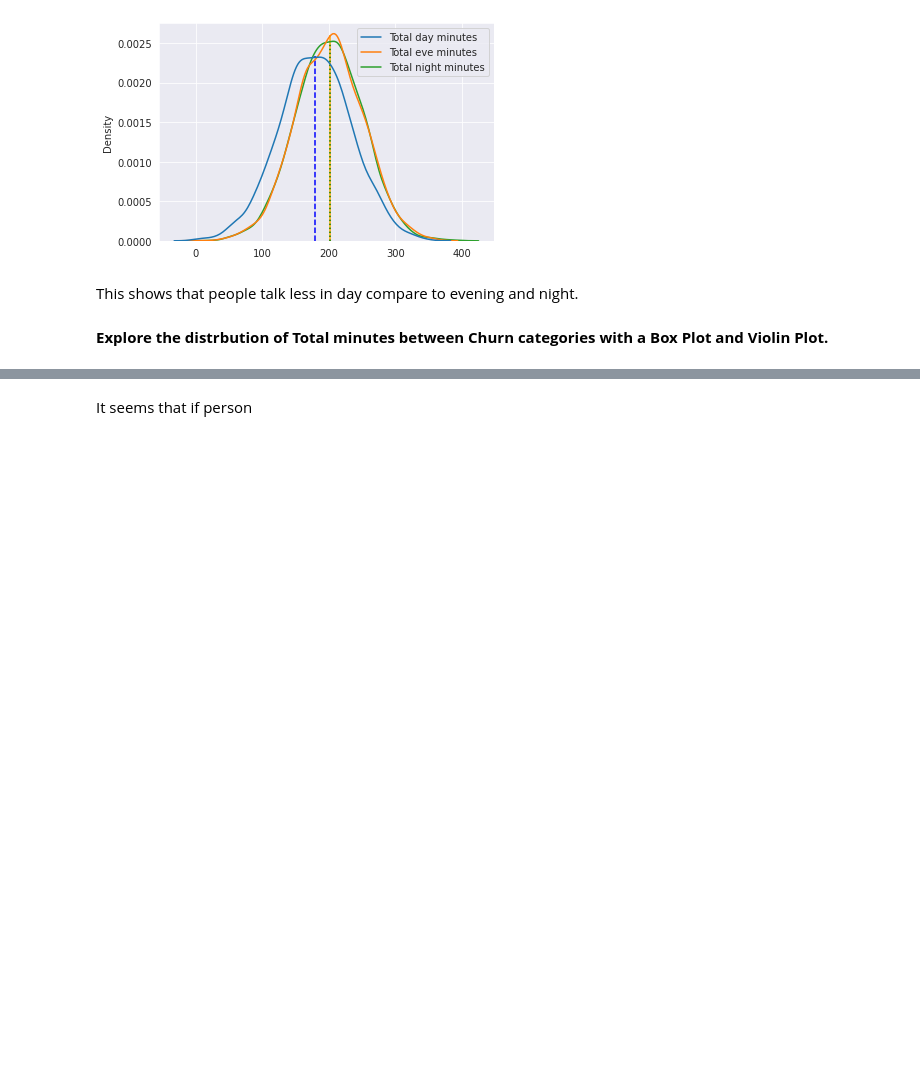
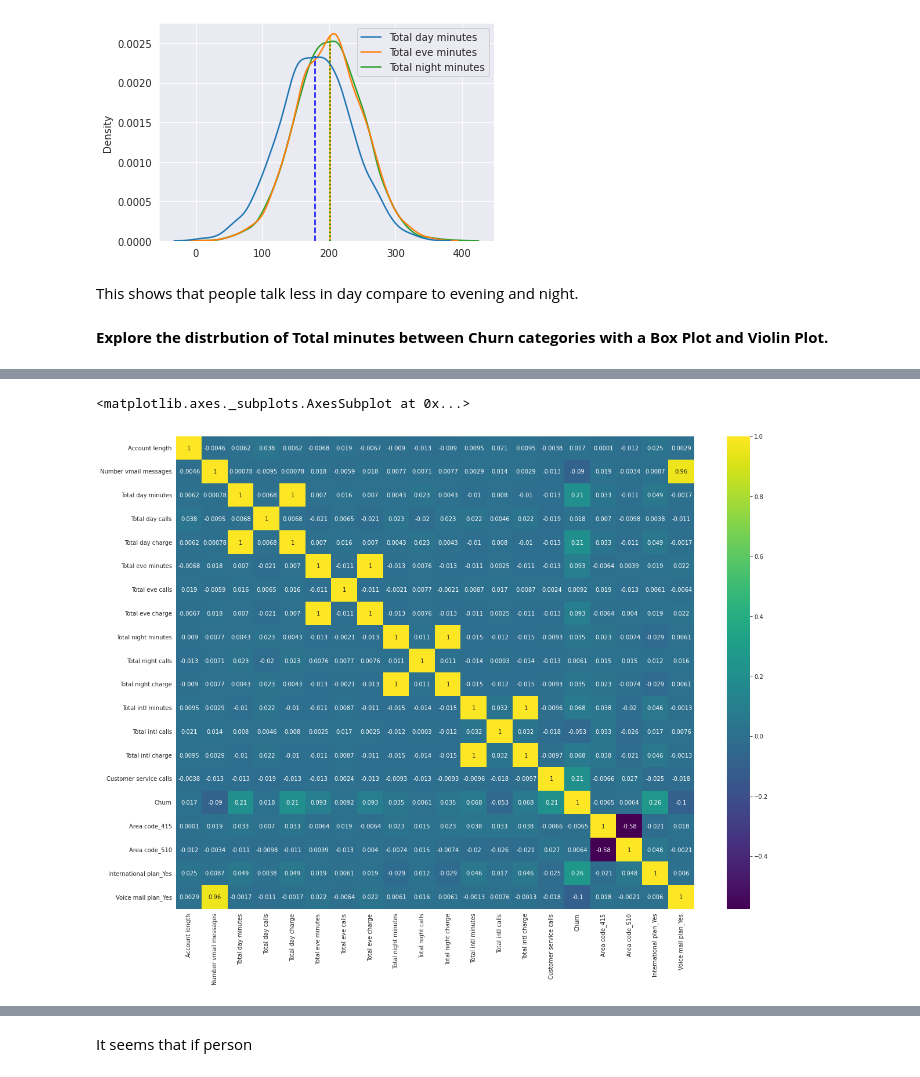
Before and after one commit to Gaurav2912/Telecom-Churn-Analysis---Capstone-Project, a Jupyter notebook: Telecom_Churn_Analysis_Capstone_Project.ipynb, the cells around one changed output, grey strips where cells are left out. Drawn from its saved outputs; the diff is of its cells as text; code cells hidden in the pictures; blank space fills up the shorter version.

```diff
--- a/Telecom_Churn_Analysis_Capstone_Project.ipynb
+++ b/Telecom_Churn_Analysis_Capstone_Project.ipynb
@@ -356,0 +388,3 @@ This shows that people talk less in day compare to evening and night.
+# %%
+df_nums = df.select_dtypes(exclude= 'object')  # data frame with numerical features
+df_objs = df.select_dtypes(include= 'object')  # data frame with categorical feature
@@ -356,0 +409,3 @@ This shows that people talk less in day compare to evening and night.
+# %%
+df_objs = pd.get_dummies(df_objs.drop('State', axis= 1), drop_first= True)
+df_final = pd.concat([df['State'],df_nums, df_objs], axis= 1)
@@ -356,0 +436,10 @@ This shows that people talk less in day compare to evening and night.
+# %%
+# I created few new columns , but for finding co-relation I am dropping them because some of the features are highly co-related to each other because it is created by just summing them
+created_lst = ['Total minutes','Total calls', 'Total charge', 'Charge/min day', 'Charge/min eve', 'Charge/min night', 'Charge/min intl']
+corr_df = df_final.drop(created_lst, axis= 1).corr()
+# %%
+plt.figure(figsize= (20,15))
+sns.heatmap(corr_df, annot= True, cmap= 'viridis')
+# %% [output]
+<matplotlib.axes._subplots.AxesSubplot at 0x...>
+[figure, added]
```
Also changed, not shown: parts of 58 cells of this notebook.
